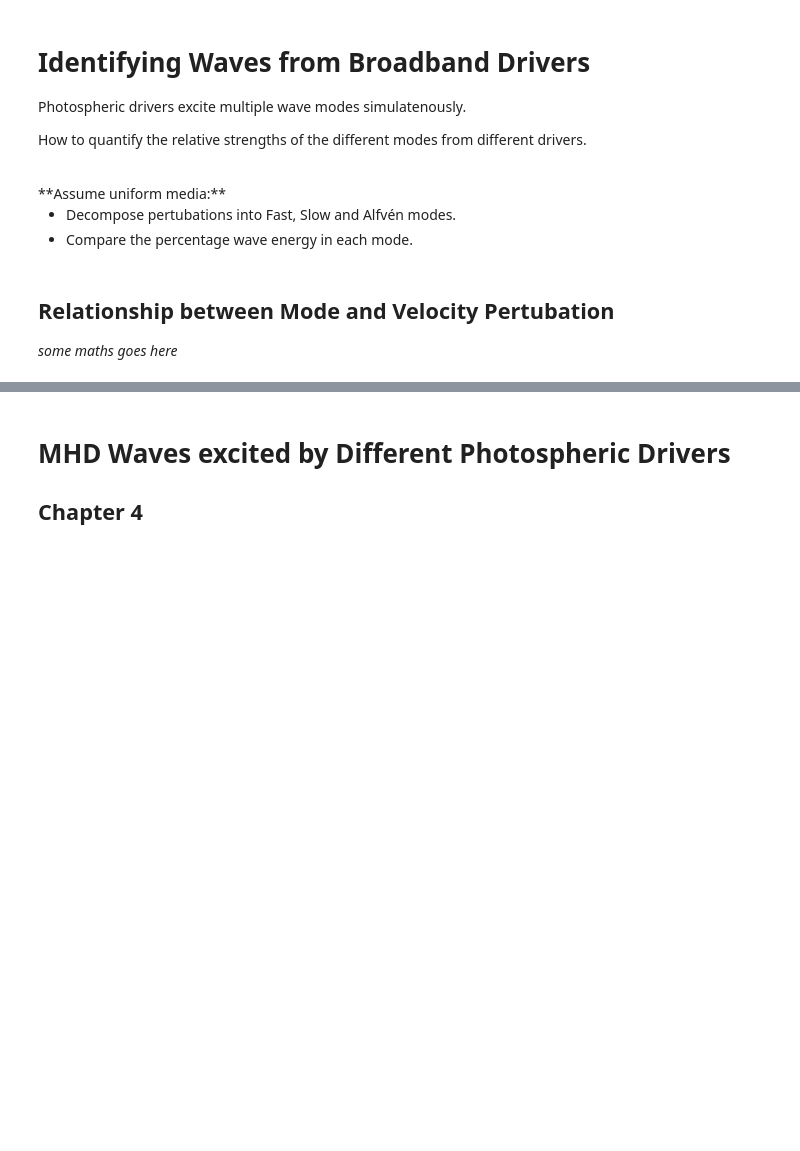
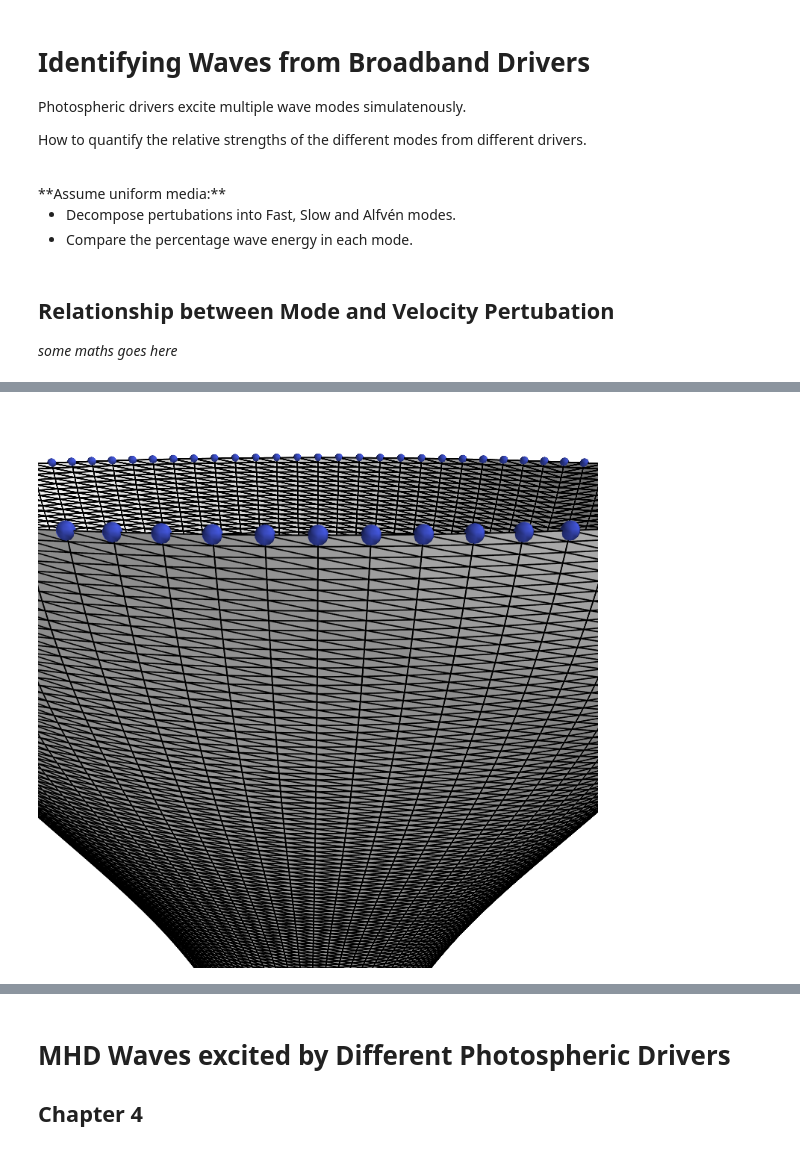
Before and after one commit to Cadair/VivaTalk, a Jupyter notebook: Viva.ipynb, the cells around one changed output, grey strips where cells are left out. Saved outputs shown, nothing was run; the diff lists cells and outputs as text; code cells hidden in the pictures; blank space fills up the shorter version.

```diff
--- a/Viva.ipynb
+++ b/Viva.ipynb
@@ -424,0 +571,7 @@ How to quantify the relative strengths of the different modes from different dri
+# %%
+axes.visible = False
+outline.visible = False
+flux_surface.actor.property.edge_visibility = True
+mlab_view(fig.scene, azimuth = 90, elevation = 75, distance=80, focalpoint=[63, 120, 110], aa=20)
+# %% [output]
+[figure, added]
```
Also changed, not shown: parts of 16 cells of this notebook, 5 other files.
